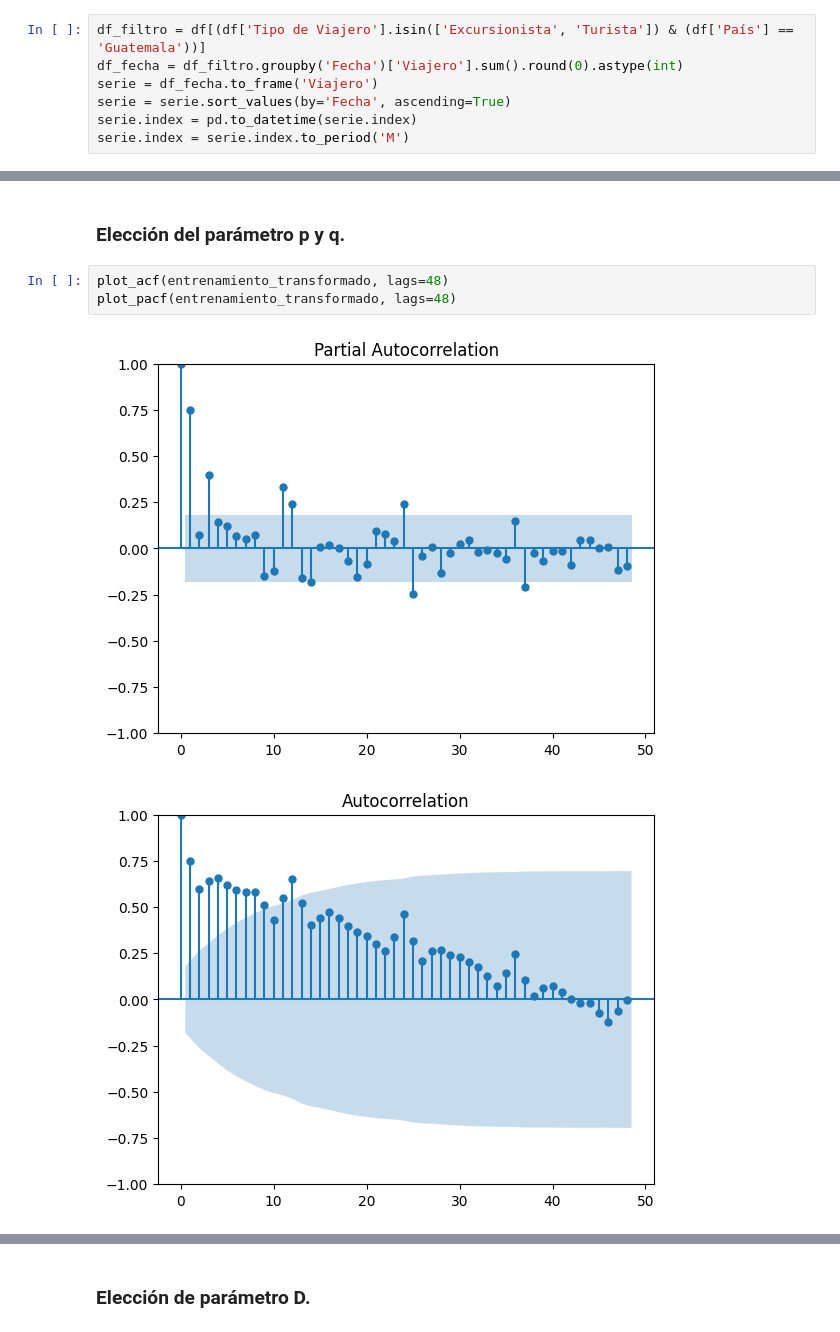
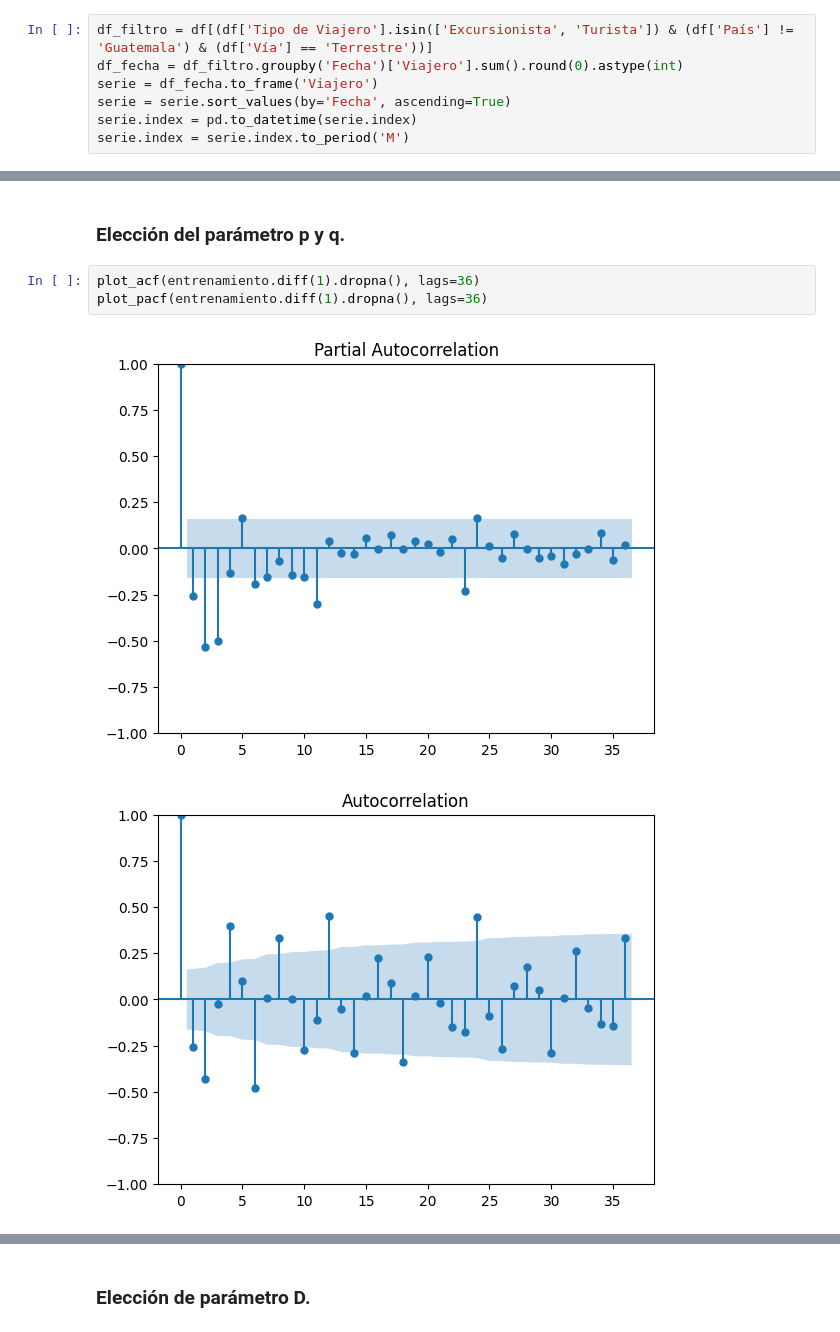
Before and after one commit to Ari-Castellanos/LABORATORIO_10_DS, a Jupyter notebook: PAIS_gt.ipynb, the cells around one changed output, grey strips where cells are left out. Saved outputs shown, nothing was run; the diff lists cells and outputs as text.

```diff
--- a/PAIS_gt.ipynb
+++ b/PAIS_gt.ipynb
@@ -33,7 +33,7 @@ df.head(2)
 # %% [markdown]
 ### Serie de tiempo.
 # %%
-df_filtro = df[(df['Tipo de Viajero'].isin(['Excursionista', 'Turista']) & (df['País'] == 'Guatemala'))]
+df_filtro = df[(df['Tipo de Viajero'].isin(['Excursionista', 'Turista']) & (df['País'] != 'Guatemala') & (df['Vía'] == 'Terrestre'))]
 df_fecha = df_filtro.groupby('Fecha')['Viajero'].sum().round(0).astype(int)
 serie = df_fecha.to_frame('Viajero')
 serie = serie.sort_values(by='Fecha', ascending=True)
@@ -215,8 +215,8 @@ La serie logra estabilizarse en media con una diferencia regular.
 # %% [markdown]
 ### Elección del parámetro p y q.
 # %%
-plot_acf(entrenamiento_transformado, lags=48)
-plot_pacf(entrenamiento_transformado, lags=48)
+plot_acf(entrenamiento.diff(1).dropna(), lags=36)
+plot_pacf(entrenamiento.diff(1).dropna(), lags=36)
 # %% [output]
-[figure, old version]
+[figure, new version]
-[figure, old version]
+[figure, new version]
```
Also changed, not shown: parts of 31 cells of this notebook, 3 other files.
